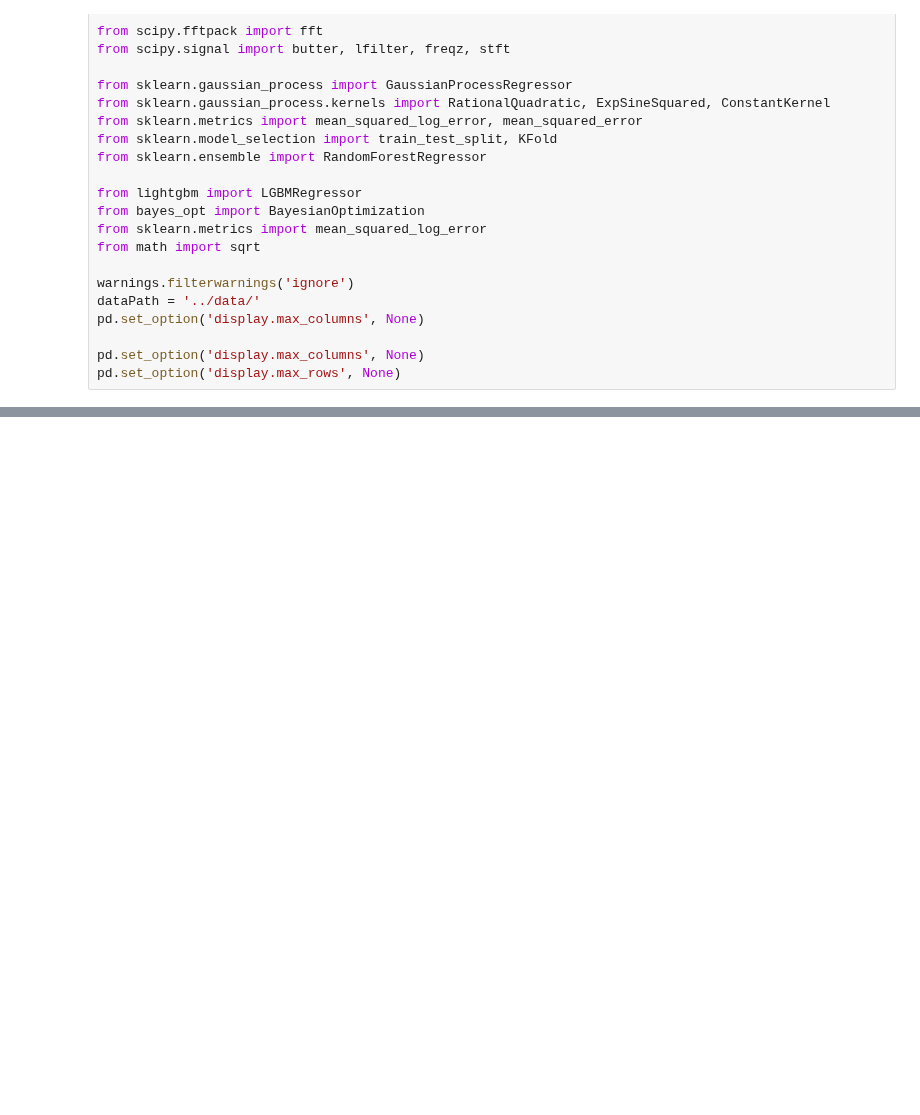
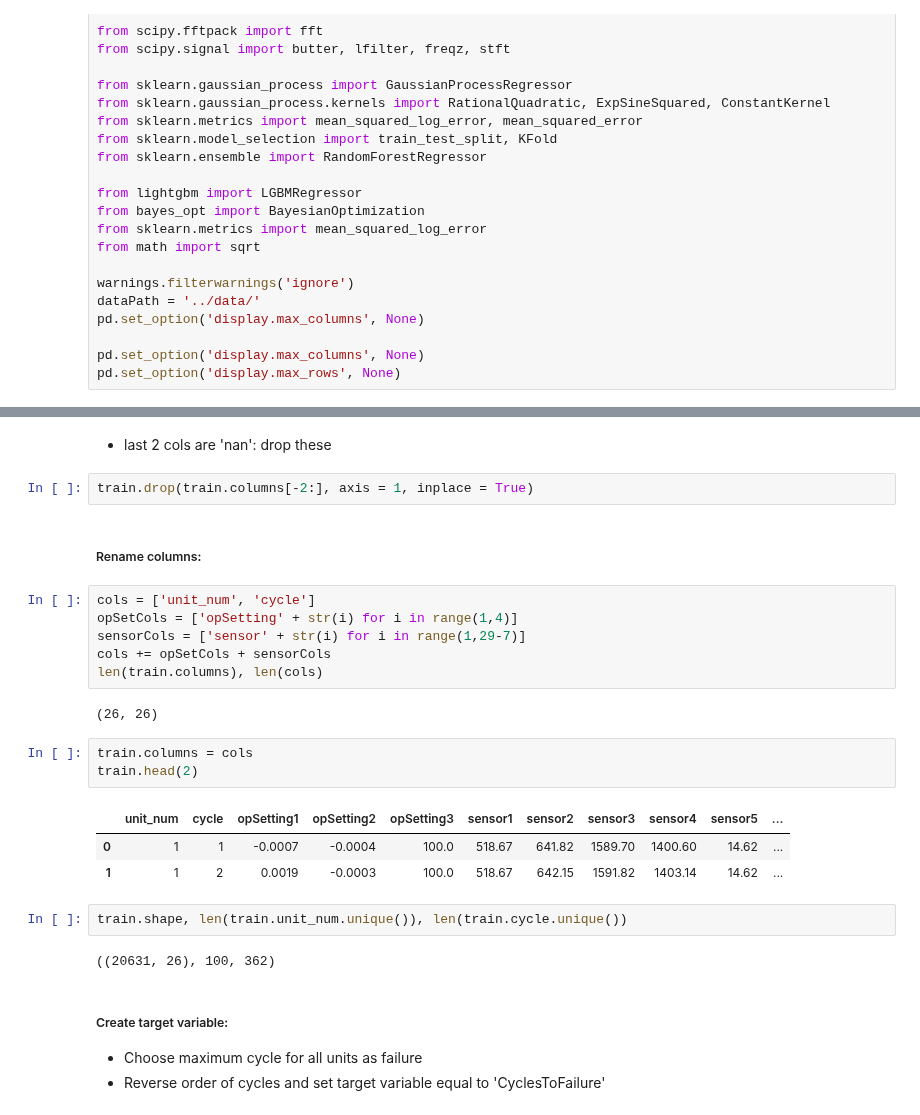
Before and after one commit to j-greggazz/Kaggle, a Jupyter notebook: Predictive Maintenance/notebooks/NASA Turbofan engine degradation analysis.ipynb, the cells around one changed output, grey strips where cells are left out. Saved outputs shown, nothing was run; the diff lists cells and outputs as text; blank space fills up the shorter version.

```diff
--- a/Predictive Maintenance/notebooks/NASA Turbofan engine degradation analysis.ipynb
+++ b/Predictive Maintenance/notebooks/NASA Turbofan engine degradation analysis.ipynb
@@ -43,0 +77,29 @@ train.head()
+# %% [markdown]
+- last 2 cols are 'nan': drop these
+# %%
+train.drop(train.columns[-2:], axis = 1, inplace = True)
+# %% [markdown]
+##### Rename columns:
+# %%
+cols = ['unit_num', 'cycle']
+opSetCols = ['opSetting' + str(i) for i in range(1,4)]
+sensorCols = ['sensor' + str(i) for i in range(1,29-7)]
+cols += opSetCols + sensorCols
+len(train.columns), len(cols)
+# %% [output]
+(26, 26)
+# %%
+train.columns = cols
+train.head(2)
+# %% [output]
+|  | unit_num | cycle | opSetting1 | opSetting2 | opSetting3 | sensor1 | sensor2 | sensor3 | sensor4 | sensor5 | ... |
+| 0 | 1 | 1 | -0.0007 | -0.0004 | 100.0 | 518.67 | 641.82 | 1589.70 | 1400.60 | 14.62 | ... |
+| 1 | 1 | 2 | 0.0019 | -0.0003 | 100.0 | 518.67 | 642.15 | 1591.82 | 1403.14 | 14.62 | ... |
+# %%
+train.shape, len(train.unit_num.unique()), len(train.cycle.unique())
+# %% [output]
+((20631, 26), 100, 362)
+# %% [markdown]
+##### Create target variable:
+- Choose maximum cycle for all units as failure
+- Reverse order of cycles and set target variable equal to 'CyclesToFailure'
```
Also changed, not shown: parts of 20 cells of this notebook.
